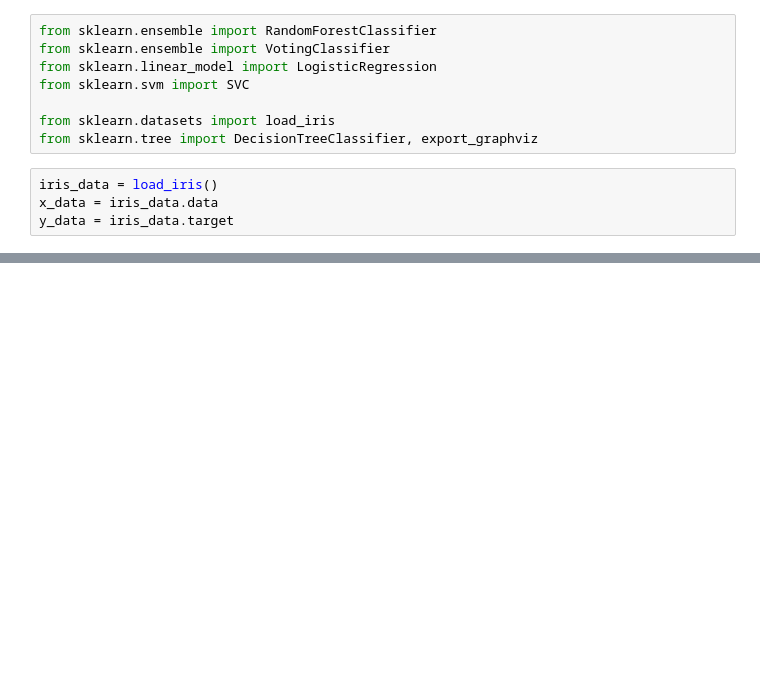
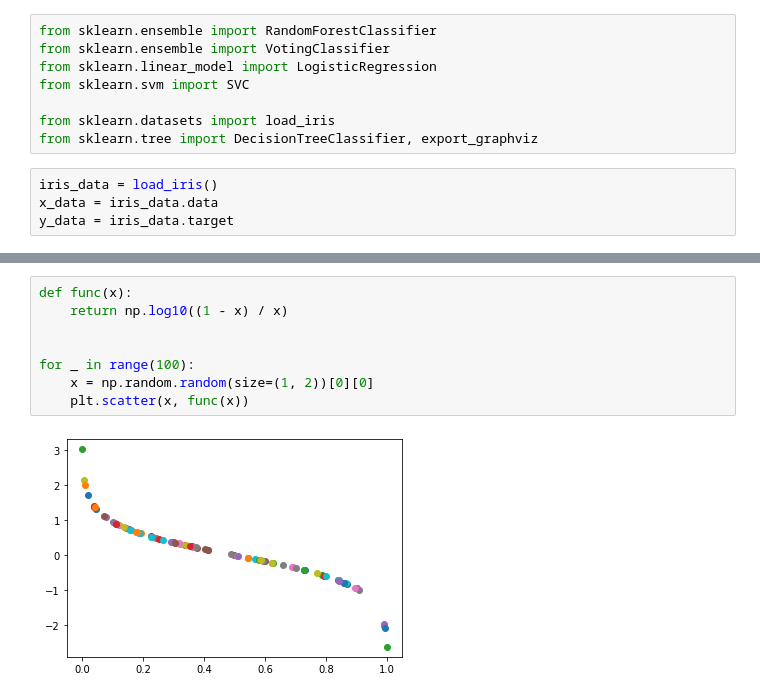
Before and after one commit to happiless/God-Of-AI, a Jupyter notebook: com/happiless/02_ai_core/02_机器学习/03_常用机器学习模型/01_常用机器学习模型.ipynb, the cells around one changed output, grey strips where cells are left out. Saved outputs shown, nothing was run; the diff lists cells and outputs as text; blank space fills up the shorter version.

```diff
--- a/com/happiless/02_ai_core/02_机器学习/03_常用机器学习模型/01_常用机器学习模型.ipynb
+++ b/com/happiless/02_ai_core/02_机器学习/03_常用机器学习模型/01_常用机器学习模型.ipynb
@@ -64,0 +277,10 @@ export_graphviz(tree_clf,
+# %%
+def func(x):
+    return np.log10((1 - x) / x)
+
+
+for _ in range(100):
+    x = np.random.random(size=(1, 2))[0][0]
+    plt.scatter(x, func(x))
+# %% [output]
+[figure, added]
```
Also changed, not shown: parts of 24 cells of this notebook, 18 other files.
